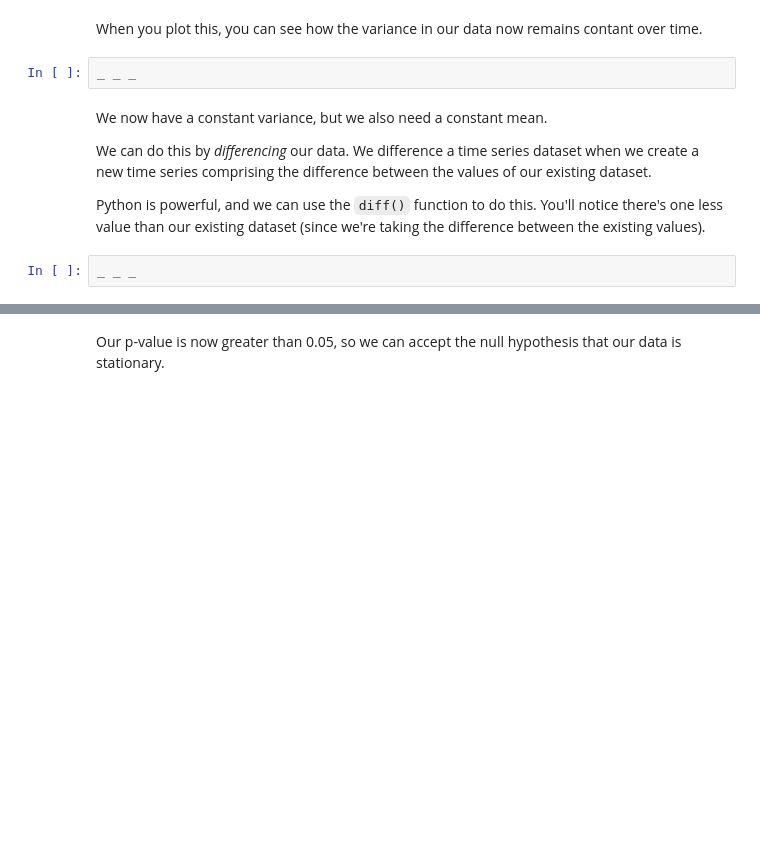
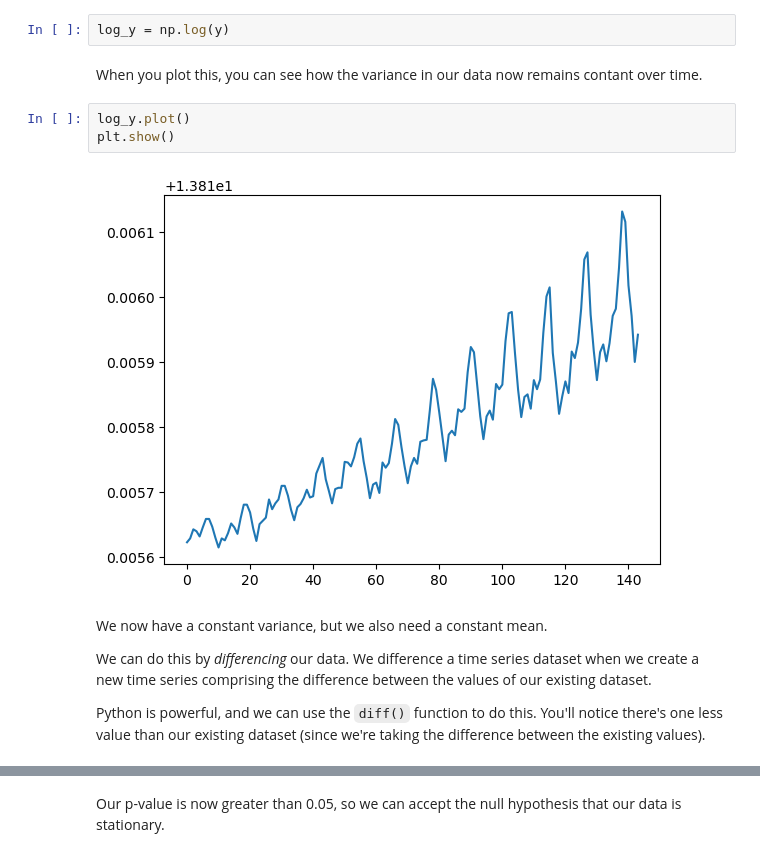
Before and after one commit to MsEM11/Time-Series-Investigation, a Jupyter notebook: Cowboy Cigarettes Case Study - Tier 3.ipynb, the cells around one changed output, grey strips where cells are left out. Saved outputs shown, nothing was run; the diff lists cells and outputs as text; blank space fills up the shorter version.

```diff
--- a/Cowboy Cigarettes Case Study - Tier 3.ipynb
+++ b/Cowboy Cigarettes Case Study - Tier 3.ipynb
@@ -259,13 +266,16 @@ _ _ _
+# %%
+log_y = np.log(y)
 # %% [markdown]
 
 When you plot this, you can see how the variance in our data now remains contant over time.
-# %%
-_ _ _
+# %%
+log_y.plot()
+plt.show()
+# %% [output]
+[figure, added]
 # %% [markdown]
 We now have a constant variance, but we also need a constant mean.
 
 We can do this by *differencing* our data. We difference a time series dataset when we create a new time series comprising the difference between the values of our existing dataset.
 
 Python is powerful, and we can use the `diff()` function to do this. You'll notice there's one less value than our existing dataset (since we're taking the difference between the existing values).
-# %%
-_ _ _
```
Also changed, not shown: parts of 8 cells of this notebook.
